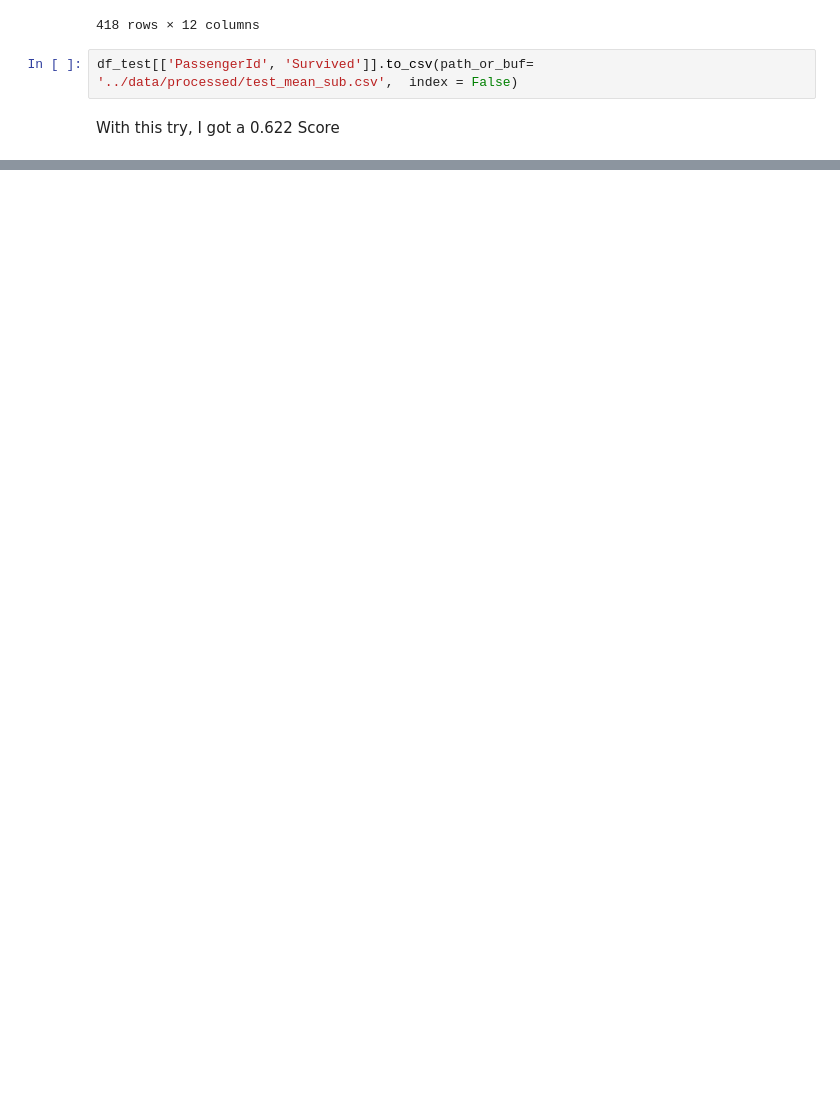
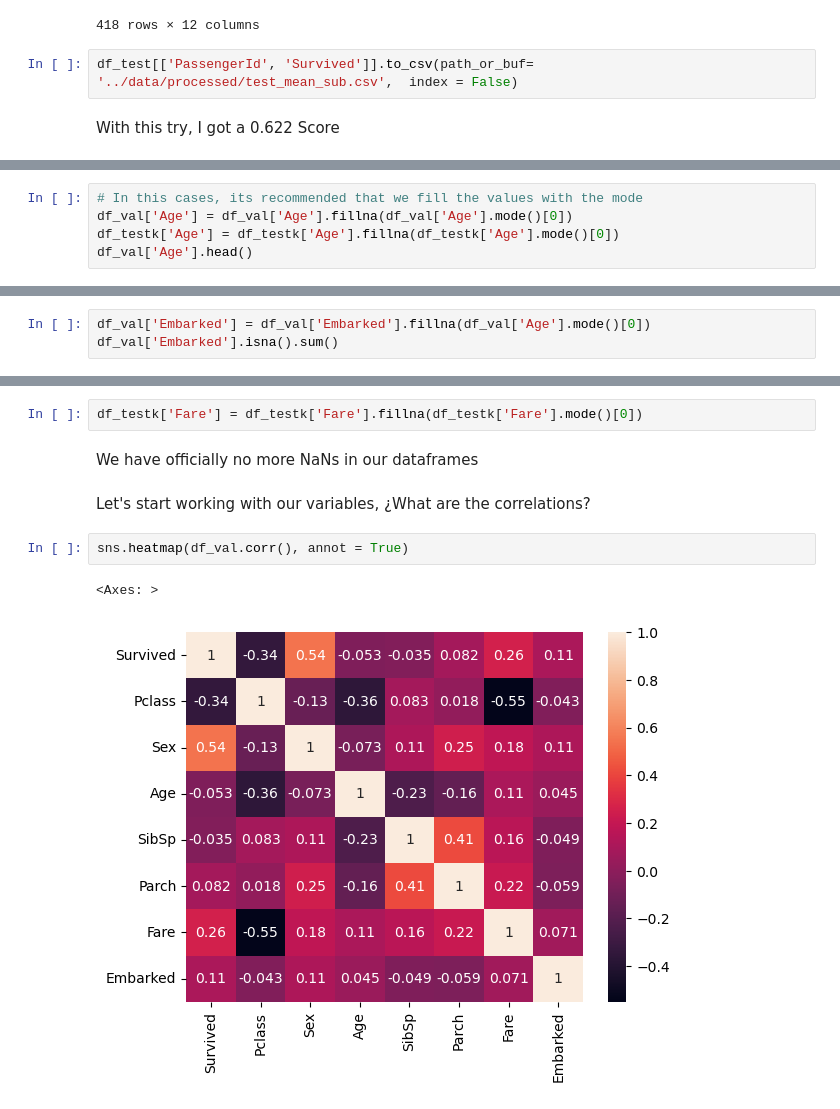
Before and after one commit to RafaelTakata0105/titanic_competition, a Jupyter notebook: notebooks/titanic.ipynb, the cells around one changed output, grey strips where cells are left out. Saved outputs shown, nothing was run; the diff lists cells and outputs as text; blank space fills up the shorter version.

```diff
--- a/notebooks/titanic.ipynb
+++ b/notebooks/titanic.ipynb
@@ -44,0 +153,5 @@ With this try, I got a 0.622 Score
+# %%
+# In this cases, its recommended that we fill the values with the mode
+df_val['Age'] = df_val['Age'].fillna(df_val['Age'].mode()[0])
+df_testk['Age'] = df_testk['Age'].fillna(df_testk['Age'].mode()[0])
+df_val['Age'].head()
@@ -44,0 +168,3 @@ With this try, I got a 0.622 Score
+# %%
+df_val['Embarked'] = df_val['Embarked'].fillna(df_val['Age'].mode()[0])
+df_val['Embarked'].isna().sum()
@@ -44,0 +199,11 @@ With this try, I got a 0.622 Score
+# %%
+df_testk['Fare'] = df_testk['Fare'].fillna(df_testk['Fare'].mode()[0])
+# %% [markdown]
+We have officially no more NaNs in our dataframes
+# %% [markdown]
+Let's start working with our variables, ¿What are the correlations?
+# %%
+sns.heatmap(df_val.corr(), annot = True)
+# %% [output]
+<Axes: >
+[figure, added]
```
Also changed, not shown: parts of 45 cells of this notebook.
